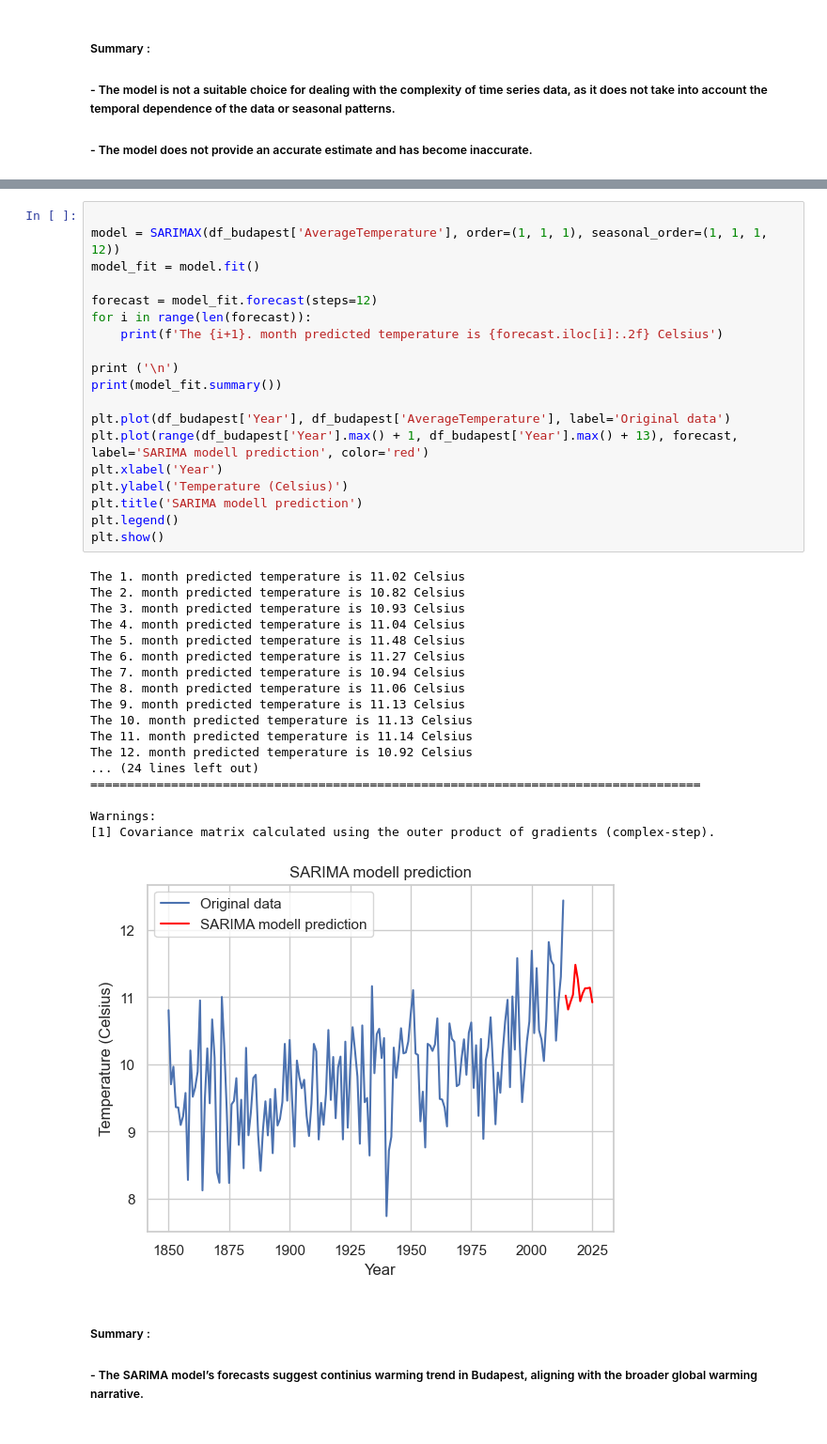
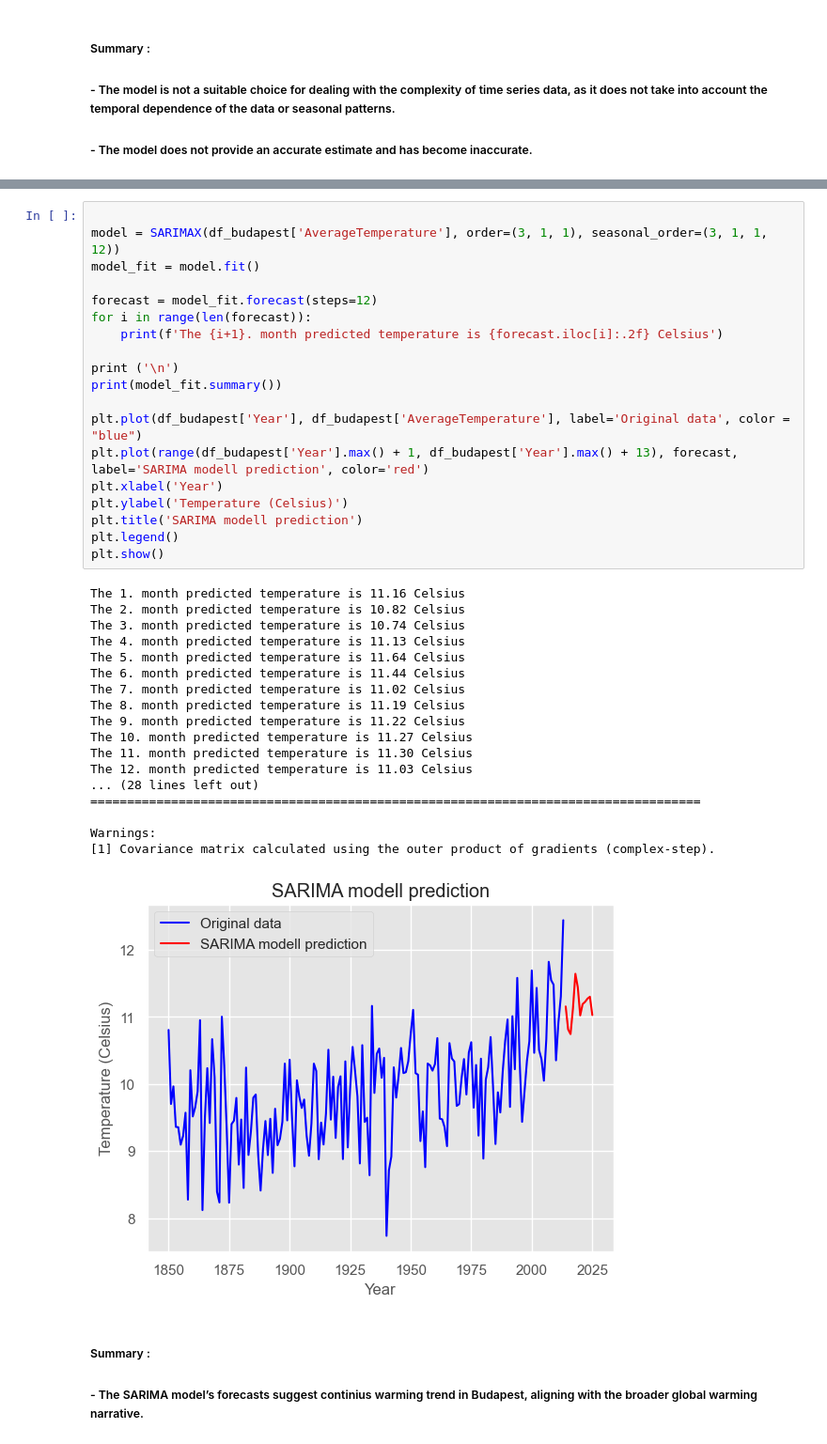
Before and after one commit to bankimiki1/ProjectI_source, a Jupyter notebook: Data_visualization_and_prediction.ipynb, the cells around one changed output, grey strips where cells are left out. Shown: that part at 94% size. Cells and saved outputs as stored; diff of their text form.

Commit message:
Sarima finished

```diff
--- a/Data_visualization_and_prediction.ipynb
+++ b/Data_visualization_and_prediction.ipynb
@@ -186,41 +222,41 @@ The accuracy is : 15.55%
 # %%
 
-model = SARIMAX(df_budapest['AverageTemperature'], order=(1, 1, 1), seasonal_order=(1, 1, 1, 12))
+model = SARIMAX(df_budapest['AverageTemperature'], order=(3, 1, 1), seasonal_order=(3, 1, 1, 12))
 model_fit = model.fit()
 
 forecast = model_fit.forecast(steps=12)
 for i in range(len(forecast)):
     print(f'The {i+1}. month predicted temperature is {forecast.iloc[i]:.2f} Celsius')
 
 print ('\n')
 print(model_fit.summary())
 
-plt.plot(df_budapest['Year'], df_budapest['AverageTemperature'], label='Original data')
+plt.plot(df_budapest['Year'], df_budapest['AverageTemperature'], label='Original data', color = "blue")
 plt.plot(range(df_budapest['Year'].max() + 1, df_budapest['Year'].max() + 13), forecast, label='SARIMA modell prediction', color='red')
 plt.xlabel('Year')
 plt.ylabel('Temperature (Celsius)')
 plt.title('SARIMA modell prediction')
 plt.legend()
 plt.show()
 # %% [output]
-The 1. month predicted temperature is 11.02 Celsius
+The 1. month predicted temperature is 11.16 Celsius
 The 2. month predicted temperature is 10.82 Celsius
-The 3. month predicted temperature is 10.93 Celsius
-The 4. month predicted temperature is 11.04 Celsius
-The 5. month predicted temperature is 11.48 Celsius
-The 6. month predicted temperature is 11.27 Celsius
-The 7. month predicted temperature is 10.94 Celsius
-The 8. month predicted temperature is 11.06 Celsius
-The 9. month predicted temperature is 11.13 Celsius
-The 10. month predicted temperature is 11.13 Celsius
-The 11. month predicted temperature is 11.14 Celsius
-The 12. month predicted temperature is 10.92 Celsius
-... (24 lines left out)
+The 3. month predicted temperature is 10.74 Celsius
+The 4. month predicted temperature is 11.13 Celsius
+The 5. month predicted temperature is 11.64 Celsius
+The 6. month predicted temperature is 11.44 Celsius
+The 7. month predicted temperature is 11.02 Celsius
+The 8. month predicted temperature is 11.19 Celsius
+The 9. month predicted temperature is 11.22 Celsius
+The 10. month predicted temperature is 11.27 Celsius
+The 11. month predicted temperature is 11.30 Celsius
+The 12. month predicted temperature is 11.03 Celsius
+... (28 lines left out)
 ===================================================================================
 
 Warnings:
 [1] Covariance matrix calculated using the outer product of gradients (complex-step).
-[figure, old version]
+[figure, new version]
 # %% [markdown]
 ##### Summary :
 ##### - The SARIMA model’s forecasts suggest continius warming trend in Budapest, aligning with the broader global warming narrative.
```
Also changed, not shown: parts of 5 cells of this notebook.
